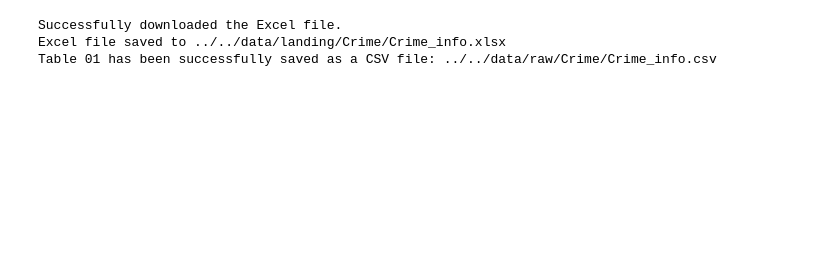
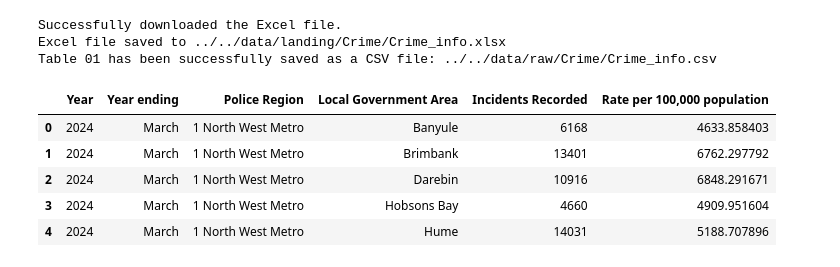
Before and after one commit to MAST30034-AppliedDataScience/project-2-group-real-estate-industry-project-1, a Jupyter notebook: notebooks/1_Crime_data/0_Crime_data_collection.ipynb, the cells around one changed output. Drawn from its saved outputs; the diff is of its cells as text; code cells hidden in the pictures; blank space fills up the shorter version.

```diff
--- a/notebooks/1_Crime_data/0_Crime_data_collection.ipynb
+++ b/notebooks/1_Crime_data/0_Crime_data_collection.ipynb
@@ -61,3 +61,12 @@ else:
 Successfully downloaded the Excel file.
 Excel file saved to ../../data/landing/Crime/Crime_info.xlsx
 Table 01 has been successfully saved as a CSV file: ../../data/raw/Crime/Crime_info.csv
+# %%
+df.head(5)
+# %% [output]
+|  | Year | Year ending | Police Region | Local Government Area | Incidents Recorded | Rate per 100,000 population |
+| 0 | 2024 | March | 1 North West Metro | Banyule | 6168 | 4633.858403 |
+| 1 | 2024 | March | 1 North West Metro | Brimbank | 13401 | 6762.297792 |
+| 2 | 2024 | March | 1 North West Metro | Darebin | 10916 | 6848.291671 |
+| 3 | 2024 | March | 1 North West Metro | Hobsons Bay | 4660 | 4909.951604 |
+| 4 | 2024 | March | 1 North West Metro | Hume | 14031 | 5188.707896 |
```
Also changed, not shown: 38 other files.
